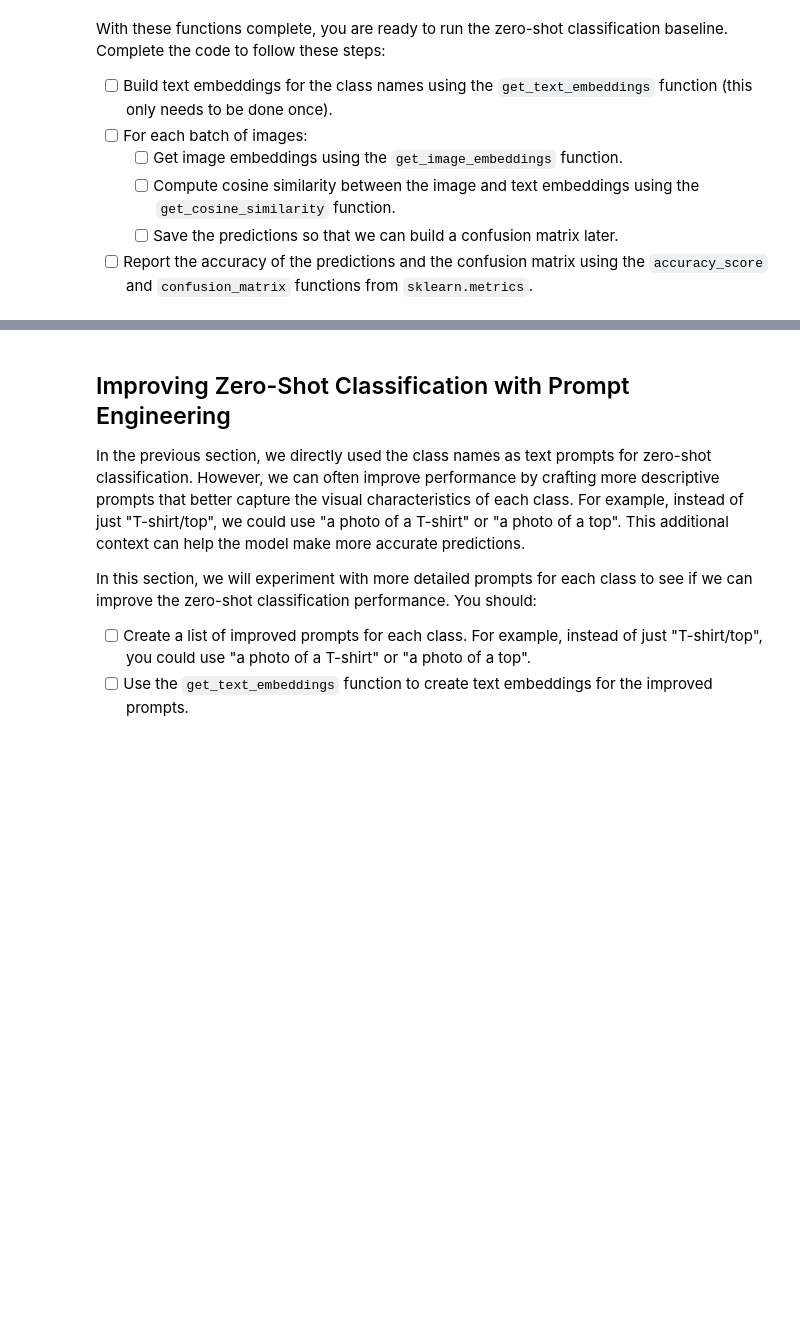
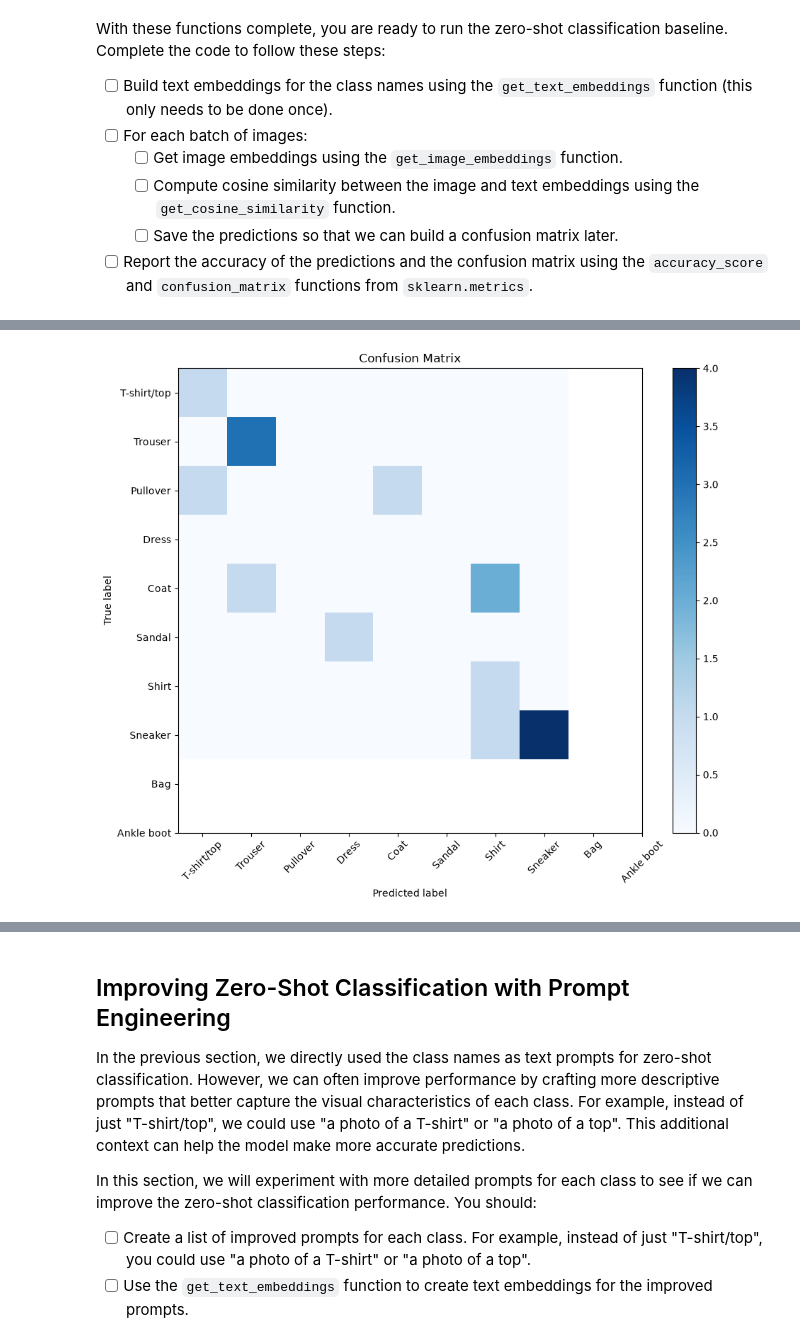
Before and after one commit to SaraTorbatian/deep_learning, a Jupyter notebook: 02_activities/assignments/assignment_2.ipynb, the cells around one changed output, grey strips where cells are left out. Cells and saved outputs as stored; diff of their text form; code cells hidden in the pictures; blank space fills up the shorter version.

```diff
--- a/02_activities/assignments/assignment_2.ipynb
+++ b/02_activities/assignments/assignment_2.ipynb
@@ -76,5 +80,17 @@ def collate_clip(batch):
     # Send pixel_values to GPU/CPU now; labels stay on CPU for metrics
     return proc["pixel_values"].to(device), torch.tensor(labels)
 
-test_dataset = # Complete
-test_loader = # Complete
+#test_dataset = # Complete
+#test_loader = # Complete
+test_dataset = datasets.FashionMNIST(
+    root="./data",
+    train=False,
+    download=True
+)
+
+test_loader = DataLoader(
+    test_dataset,
+    batch_size=16,
+    shuffle=True,
+    collate_fn=collate_clip
+)
@@ -161,5 +194,6 @@ def get_image_embeddings(images: torch.Tensor) -> torch.Tensor:
 # %%
 import numpy as np
+from sklearn.metrics.pairwise import cosine_similarity
 
 def get_cosine_similarity(image_feats: torch.Tensor, text_feats: torch.Tensor) -> np.ndarray:
     """
@@ -174,7 +208,10 @@ def get_cosine_similarity(image_feats: torch.Tensor, text_feats: torch.Tensor) -
     text_feats = text_feats.cpu()    # Ensure text features are on CPU
 
     # Compute cosine similarity, which is the dot product of normalized vectors
-    return # Complete
+    cosine_similarity = image_feats @ text_feats.T
+
+    return cosine_similarity.numpy()
+##    return cosine_similarity(image_feats.detach().numpy(), text_feats.detach().numpy())
 
 def get_predictions(similarity: np.ndarray) -> np.ndarray:
     """
@@ -185,7 +222,8 @@ def get_predictions(similarity: np.ndarray) -> np.ndarray:
         numpy.ndarray: Predicted class indices for each image, shape (N,).
     """
     # Get the index of the maximum similarity for each image
-    return # Complete
+    #we must find the maximum similarity across the columns (text prompts) for each row (image).
+    return np.argmax(similarity, axis=1)
 # %% [markdown]
 With these functions complete, you are ready to run the zero-shot classification baseline. Complete the code to follow these steps:
 
@@ -199,10 +237,24 @@ With these functions complete, you are ready to run the zero-shot classification
 from sklearn.metrics import accuracy_score, confusion_matrix
 
 y_true, y_pred = [], []
+class_embeddings= get_text_embeddings(CLASS_NAMES)
 
 for pixel_values, labels in test_loader:
+    image_embeddings= get_image_embeddings(pixel_values)
+
+    similarity = get_cosine_similarity(image_embeddings, class_embeddings)
+
+    predictions = get_predictions(similarity)
 
 # Report the accuracy of the predictions
+    accuracy = accuracy_score(labels.cpu().numpy(), predictions)
+    print(f"Accuracy: {accuracy:.2f}")
+
+y_true.extend(labels.cpu().numpy())
+y_pred.extend(predictions)
+
+accuracy_all = accuracy_score(y_true, y_pred)
+print(f"Overall Accuracy: {accuracy_all:.2f}")
 
 # Report the confusion matrix
 def plot_confusion_matrix(y_true, y_pred, class_names):
@@ -221,2 +291,6 @@ def plot_confusion_matrix(y_true, y_pred, class_names):
+# %%
+plot_confusion_matrix(y_true, y_pred, CLASS_NAMES)
+# %% [output]
+[figure, added]
 # %% [markdown]
 Reflection: Consider the results. How does the performance of this zero-shot baseline compare to the CNN you trained in Assignment 1? What are the strengths and weaknesses of this approach?
```
Also changed, not shown: parts of 23 cells of this notebook, 8 other files.
